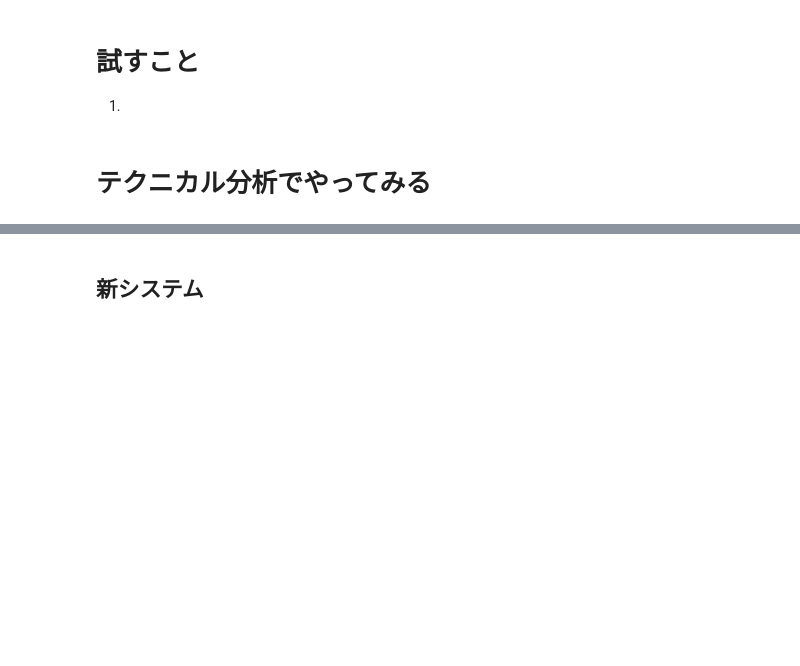
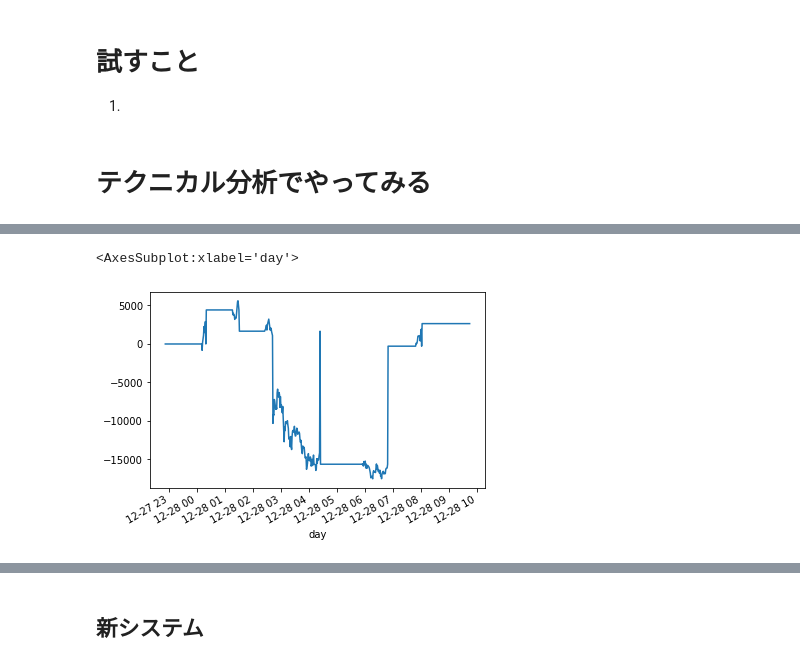
Before and after one commit to yodarjeering/BITCOIN, a Jupyter notebook: Code/coincheck.ipynb, the cells around one changed output, grey strips where cells are left out. Cells and saved outputs as stored; diff of their text form; code cells hidden in the pictures; blank space fills up the shorter version.

```diff
--- a/Code/coincheck.ipynb
+++ b/Code/coincheck.ipynb
@@ -1095,0 +1132,5 @@ ts.simulate(df_,start_year=2021,end_year=2022)
+# %%
+cs.pr_log['eval_reward'].plot()
+# %% [output]
+<AxesSubplot:xlabel='day'>
+[figure, added]
```
Also changed, not shown: parts of 28 cells of this notebook, 8 other files.
